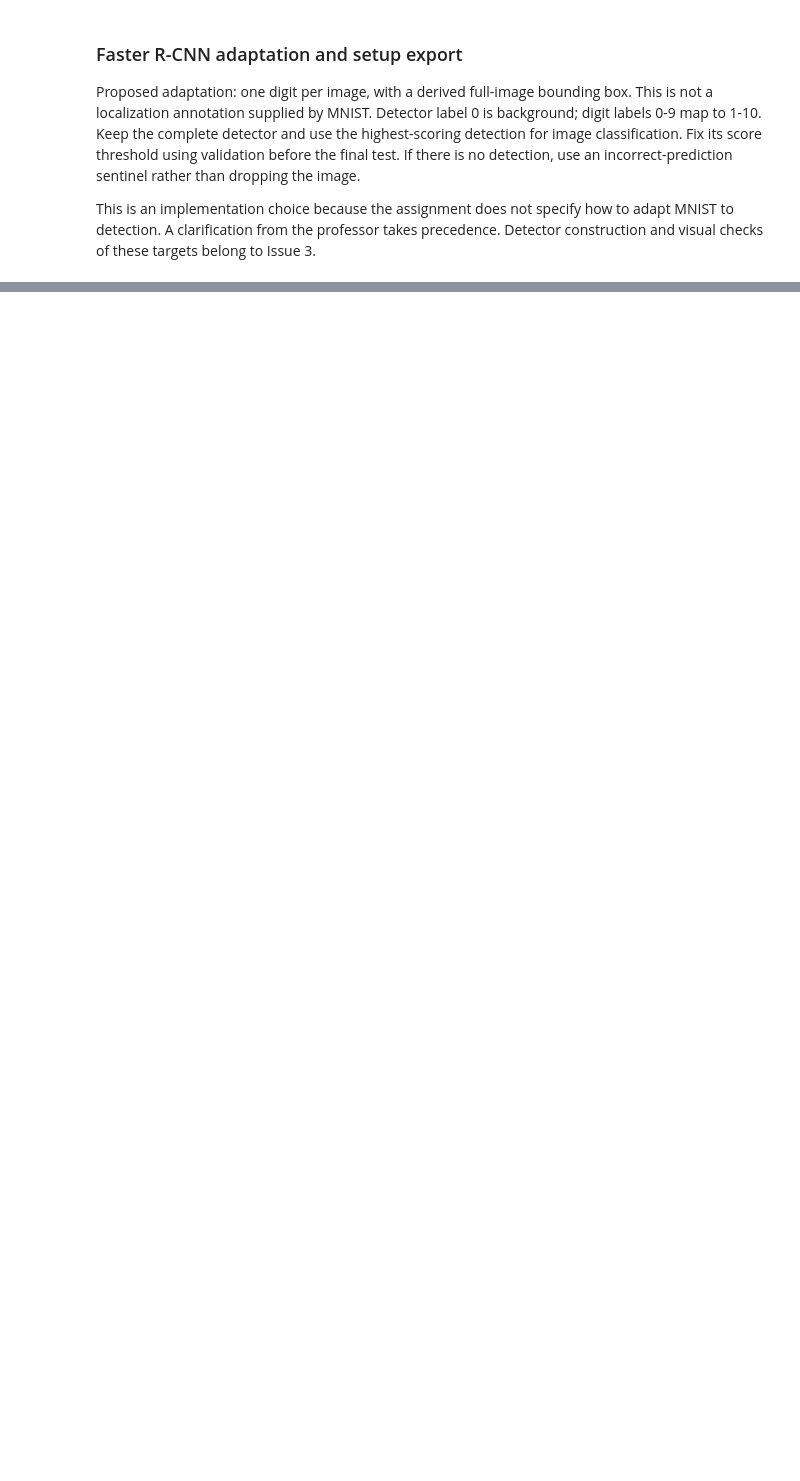
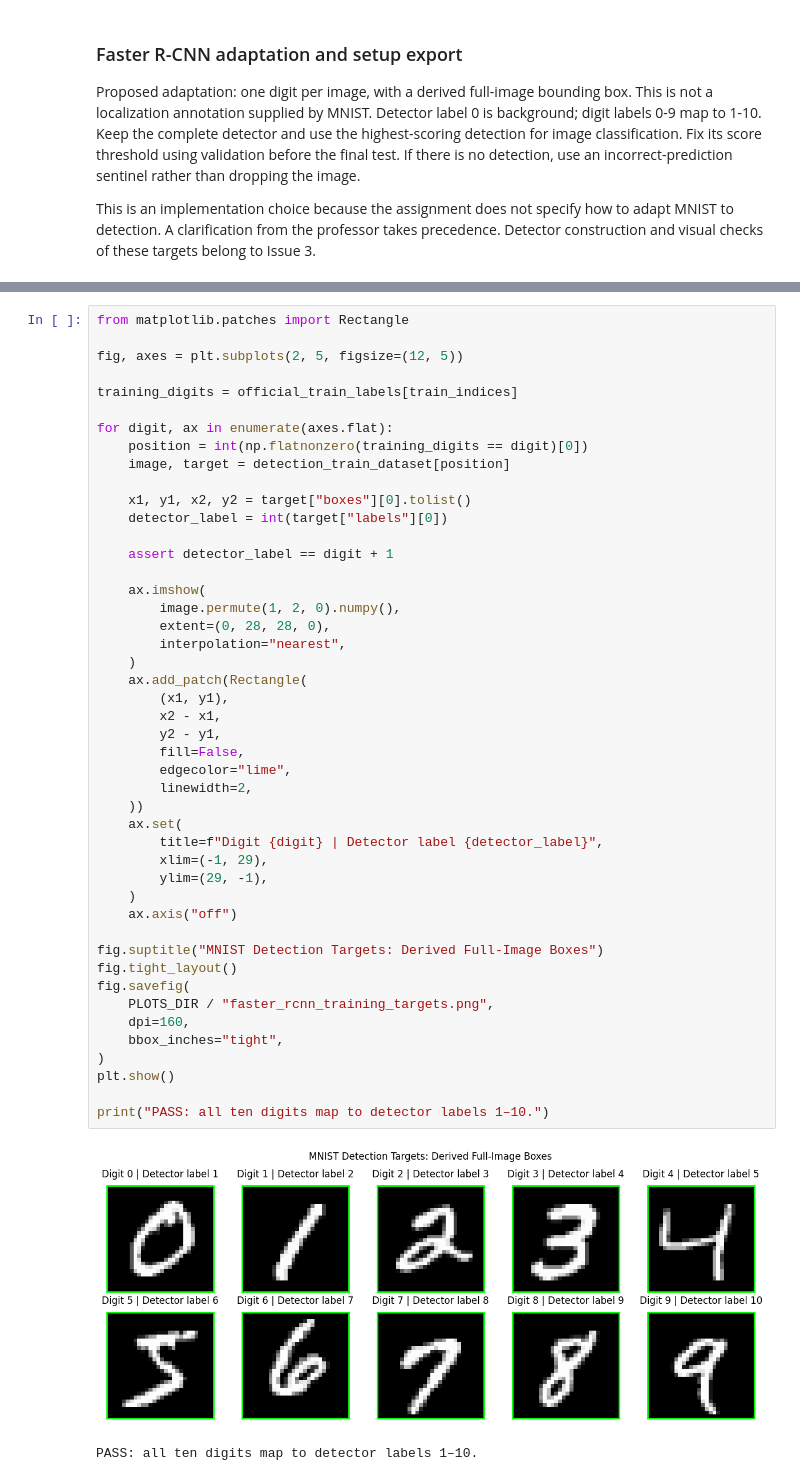
Before and after one commit to soulaimane-22/Deep-Learning-Lab2, a Jupyter notebook: notebooks/02_faster_rcnn_mnist.ipynb, the cells around one changed output, grey strips where cells are left out. Saved outputs shown, nothing was run; the diff lists cells and outputs as text; blank space fills up the shorter version.

```diff
--- a/notebooks/02_faster_rcnn_mnist.ipynb
+++ b/notebooks/02_faster_rcnn_mnist.ipynb
@@ -279,0 +422,49 @@ Implement and verify the detection adaptation, train on GPU, and compare with th
+# %%
+from matplotlib.patches import Rectangle
+
+fig, axes = plt.subplots(2, 5, figsize=(12, 5))
+
+training_digits = official_train_labels[train_indices]
+
+for digit, ax in enumerate(axes.flat):
+    position = int(np.flatnonzero(training_digits == digit)[0])
+    image, target = detection_train_dataset[position]
+
+    x1, y1, x2, y2 = target["boxes"][0].tolist()
+    detector_label = int(target["labels"][0])
+
+    assert detector_label == digit + 1
+
+    ax.imshow(
+        image.permute(1, 2, 0).numpy(),
+        extent=(0, 28, 28, 0),
+        interpolation="nearest",
+    )
+    ax.add_patch(Rectangle(
+        (x1, y1),
+        x2 - x1,
+        y2 - y1,
+        fill=False,
+        edgecolor="lime",
+        linewidth=2,
+    ))
+    ax.set(
+        title=f"Digit {digit} | Detector label {detector_label}",
+        xlim=(-1, 29),
+        ylim=(29, -1),
+    )
+    ax.axis("off")
+
+fig.suptitle("MNIST Detection Targets: Derived Full-Image Boxes")
+fig.tight_layout()
+fig.savefig(
+    PLOTS_DIR / "faster_rcnn_training_targets.png",
+    dpi=160,
+    bbox_inches="tight",
+)
+plt.show()
+
+print("PASS: all ten digits map to detector labels 1–10.")
+# %% [output]
+[figure, added]
+PASS: all ten digits map to detector labels 1–10.
```
Also changed, not shown: parts of 27 cells of this notebook, 7 other files.
